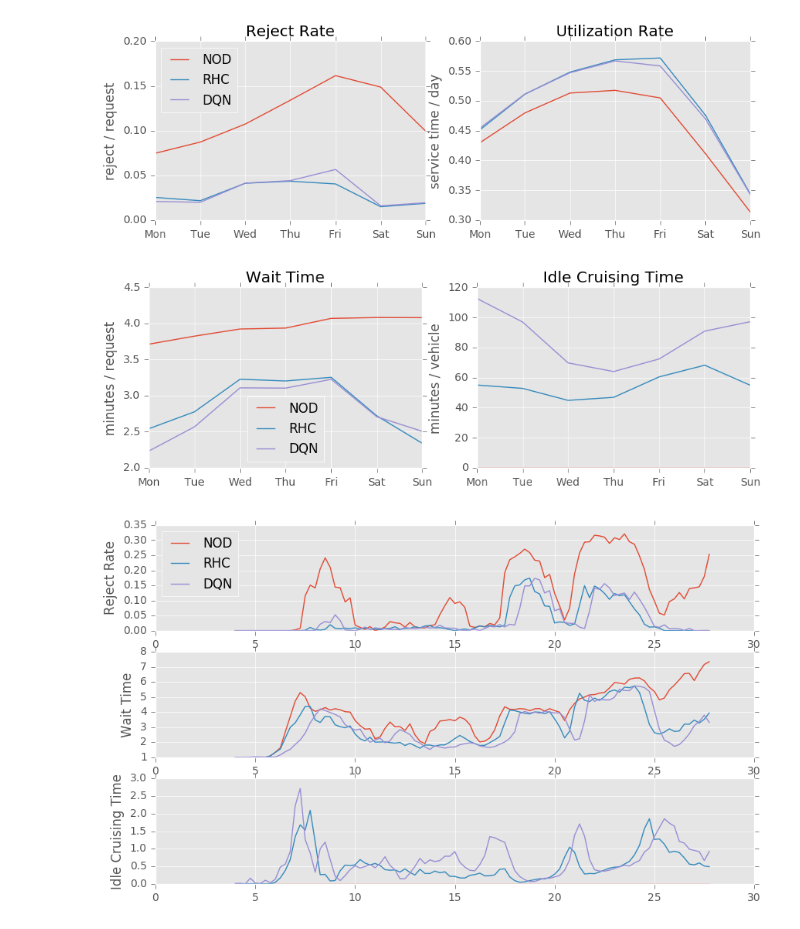
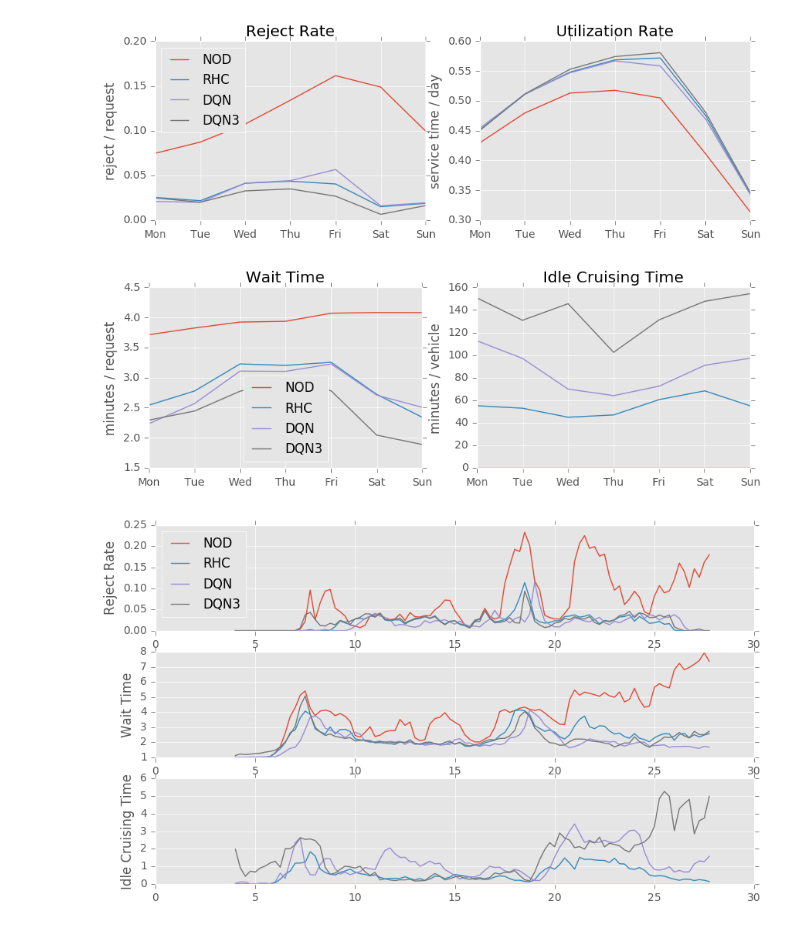
Before and after one commit to hitsuji5/FleetAI, a Jupyter notebook: evaluation/model_evaluation.ipynb, the cells around one changed output. Cells and saved outputs as stored; diff of their text form; code cells hidden in the pictures.

```diff
--- a/evaluation/model_evaluation.ipynb
+++ b/evaluation/model_evaluation.ipynb
@@ -13,7 +20,9 @@ from experiment import describe
+# %%
+score_dirs = ['without_score', 'rhc_score', 'dqn_score',  'dqn_score3']
 # %%
 root_dir = "data/results/"
 result = []
-for score_dir in ['without_score', 'rhc_score', 'dqn_score']:
+for score_dir in score_dirs:
     for i in range(7):
         df = pd.read_csv(root_dir + score_dir + '/score' +  str(i) + '.csv')
         if i == 0:
@@ -23,7 +32,7 @@ for score_dir in ['without_score', 'rhc_score', 'dqn_score']:
 # %%
 root_dir = "data/results/"
 vscores = []
-for score_dir in ['without_score', 'rhc_score', 'dqn_score']:
+for score_dir in score_dirs:
     vscore = []
     for i in range(7):
         df = pd.read_csv(root_dir + score_dir + '/vscore' +  str(i) + '.csv')
@@ -69,10 +78,10 @@ def plot_summary(dfs, vscore, labels):
     plt.ylabel('minutes / vehicle')
     plt.xticks(index, dayofweek)
 # %%
-plot_summary(result, vscores, ['NOD', 'RHC', 'DQN']);
+plot_summary(result, vscores, ['NOD', 'RHC', 'DQN', 'DQN3']);
 # %% [output]
-[figure, old version]
+[figure, new version]
-[figure, old version]
+[figure, new version]
 # %%
 def plot(dfs, labels):
     plt.figure(figsize=(10, 6))
@@ -93,17 +102,18 @@ def plot(dfs, labels):
     return plt
 # %%
 root_dir = "data/results/"
-dayofweek = 3
+dayofweek = 0
 oneday = []
-for score_dir in ['without_score', 'rhc_score']:
-    df = pd.read_csv(root_dir + score_dir + '/score' + str(dayofweek) + '.csv')
+for score_dir in score_dirs:
+    if 'dqn' in score_dir:
+        df_ = pd.read_csv(root_dir +  score_dir + '/score' + str(dayofweek) + '.csv')
+        df = pd.DataFrame(columns=df.columns)
+        for i in range(len(df_)/15):
+            df.loc[i] = df_.iloc[i*15:(i+1)*15].sum()
+    else:
+        df = pd.read_csv(root_dir + score_dir + '/score' + str(dayofweek) + '.csv')
     oneday.append(df)
-df_ = pd.read_csv(root_dir + 'dqn_score/score' + str(dayofweek) + '.csv')
-df = pd.DataFrame(columns=df.columns)
-for i in range(len(df_)/15):
-    df.loc[i] = df_.iloc[i*15:(i+1)*15].sum()
-oneday.append(df)
 # %%
-plot(oneday, ['NOD', 'RHC', 'DQN']);
+plot(oneday, ['NOD', 'RHC', 'DQN', 'DQN3']);
 # %% [output]
-[figure, old version]
+[figure, new version]
```
Also changed, not shown: parts of 2 cells of this notebook, 2 other files.
